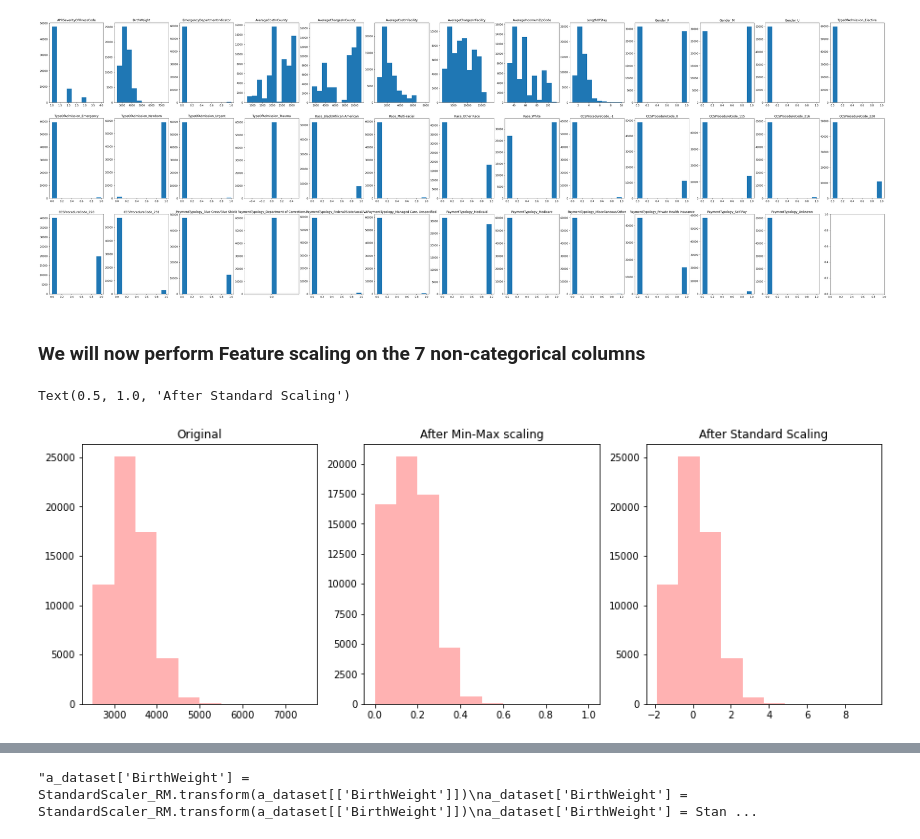
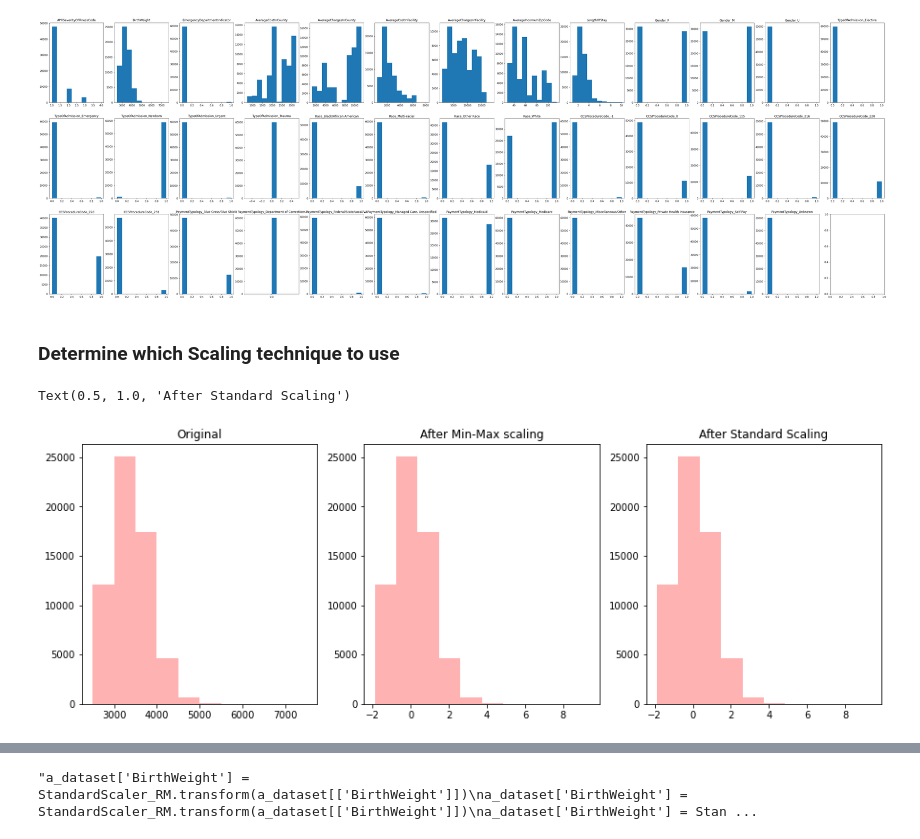
Before and after one commit to s3723189/COSC2673_assignment1, a Jupyter notebook: assignment1.ipynb, the cells around one changed output, grey strips where cells are left out. Saved outputs shown, nothing was run; the diff lists cells and outputs as text; code cells hidden in the pictures.

```diff
--- a/assignment1.ipynb
+++ b/assignment1.ipynb
@@ -302,29 +297,29 @@ for col in a_dataset.columns:
 plt.show()
 # %% [output]
 [figure]
-# %% [markdown]
-<h3>We will now perform Feature scaling on the 7 non-categorical columns</h3>
+# %% [markdown]
+<h3>Determine which Scaling technique to use</h3>
 # %%
 from sklearn.preprocessing import MinMaxScaler
 from sklearn.preprocessing import StandardScaler
 
-MinMaxScaler_RM = MinMaxScaler().fit(a_dataset[['BirthWeight']])
-RM_minmax = MinMaxScaler_RM.transform(a_dataset[['BirthWeight']])
+MinMaxScaler = MinMaxScaler().fit(a_dataset[['BirthWeight']])
+minmax = MinMaxScaler.transform(a_dataset[['BirthWeight']])
 
-StandardScaler_RM = StandardScaler().fit(a_dataset[['BirthWeight']])
-RM_standard = StandardScaler_RM.transform(a_dataset[['BirthWeight']])
+StandardScaler = StandardScaler().fit(a_dataset[['BirthWeight']])
+standard = StandardScaler.transform(a_dataset[['BirthWeight']])
 plt.figure(figsize=(15,5))
 plt.subplot(1,3,1)
 plt.hist(a_dataset[['BirthWeight']], alpha=0.3, color='r')
 plt.title("Original")
 
 plt.subplot(1,3,2)
-plt.hist(RM_minmax, alpha=0.3, color='r')
+plt.hist(standard, alpha=0.3, color='r')
 plt.title("After Min-Max scaling")
 
 plt.subplot(1,3,3)
-plt.hist(RM_standard, alpha=0.3, color='r')
+plt.hist(standard, alpha=0.3, color='r')
 plt.title("After Standard Scaling")
 # %% [output]
 Text(0.5, 1.0, 'After Standard Scaling')
-[figure, old version]
+[figure, new version]
```
Also changed, not shown: parts of 33 cells of this notebook.
